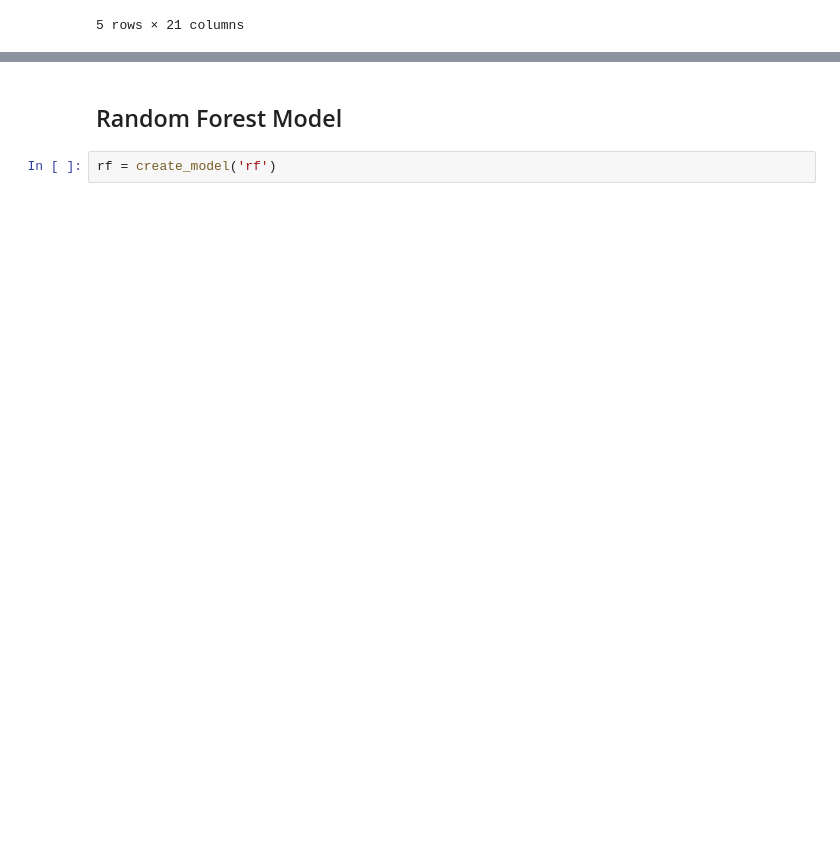
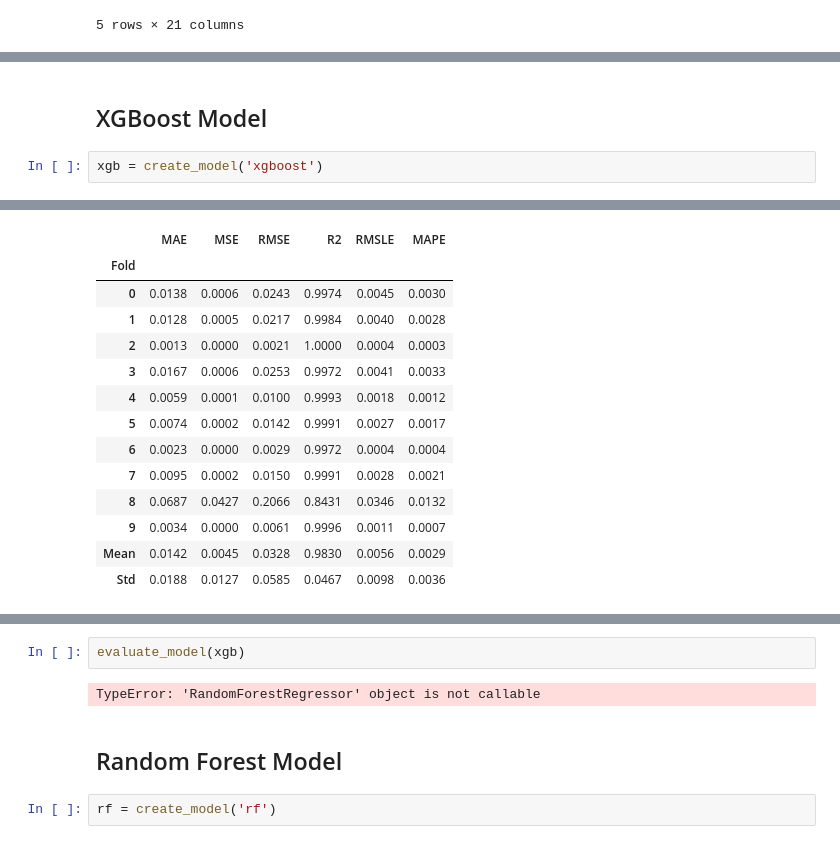
Before and after one commit to DVIlangamge/FYP--Rice-Price-Volatility-Analysis-and-Forecasting, a Jupyter notebook: FYP_Rice_price_predictions.ipynb, the cells around one changed output, grey strips where cells are left out. Cells and saved outputs as stored; diff of their text form; blank space fills up the shorter version.

```diff
--- a/FYP_Rice_price_predictions.ipynb
+++ b/FYP_Rice_price_predictions.ipynb
@@ -3346,3 +3348,8 @@ fig = px.line(final_prediction_lr, x='Date', y=["log_price", "prediction_label"]
 fig.show()
 # %% [output]
 [interactive output not drawn]
+# %% [markdown]
+## XGBoost Model
+# %%
+xgb = create_model('xgboost')
+# %% [output]
@@ -3348,0 +3357,14 @@ fig.show()
+|  | MAE | MSE | RMSE | R2 | RMSLE | MAPE |
+| Fold |  |  |  |  |  |  |
+| 0 | 0.0138 | 0.0006 | 0.0243 | 0.9974 | 0.0045 | 0.0030 |
+| 1 | 0.0128 | 0.0005 | 0.0217 | 0.9984 | 0.0040 | 0.0028 |
+| 2 | 0.0013 | 0.0000 | 0.0021 | 1.0000 | 0.0004 | 0.0003 |
+| 3 | 0.0167 | 0.0006 | 0.0253 | 0.9972 | 0.0041 | 0.0033 |
+| 4 | 0.0059 | 0.0001 | 0.0100 | 0.9993 | 0.0018 | 0.0012 |
+| 5 | 0.0074 | 0.0002 | 0.0142 | 0.9991 | 0.0027 | 0.0017 |
+| 6 | 0.0023 | 0.0000 | 0.0029 | 0.9972 | 0.0004 | 0.0004 |
+| 7 | 0.0095 | 0.0002 | 0.0150 | 0.9991 | 0.0028 | 0.0021 |
+| 8 | 0.0687 | 0.0427 | 0.2066 | 0.8431 | 0.0346 | 0.0132 |
+| 9 | 0.0034 | 0.0000 | 0.0061 | 0.9996 | 0.0011 | 0.0007 |
+| Mean | 0.0142 | 0.0045 | 0.0328 | 0.9830 | 0.0056 | 0.0029 |
+| Std | 0.0188 | 0.0127 | 0.0585 | 0.0467 | 0.0098 | 0.0036 |
@@ -3349,3 +3372,7 @@ fig.show()
+# %%
+evaluate_model(xgb)
+# %% [output]
+TypeError: 'RandomForestRegressor' object is not callable
 # %% [markdown]
 ## Random Forest Model
 # %%
```
Also changed, not shown: parts of 3 cells of this notebook.
